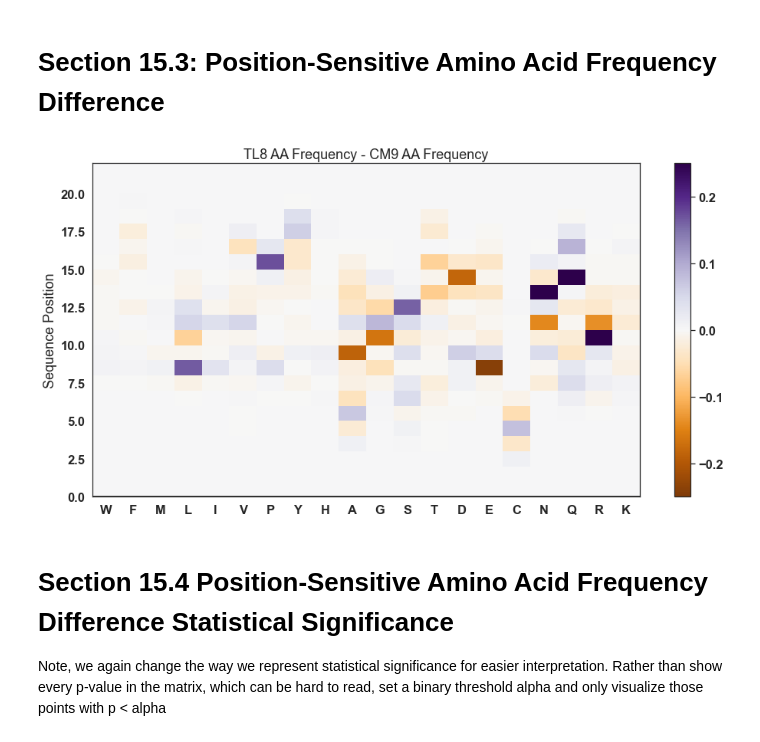
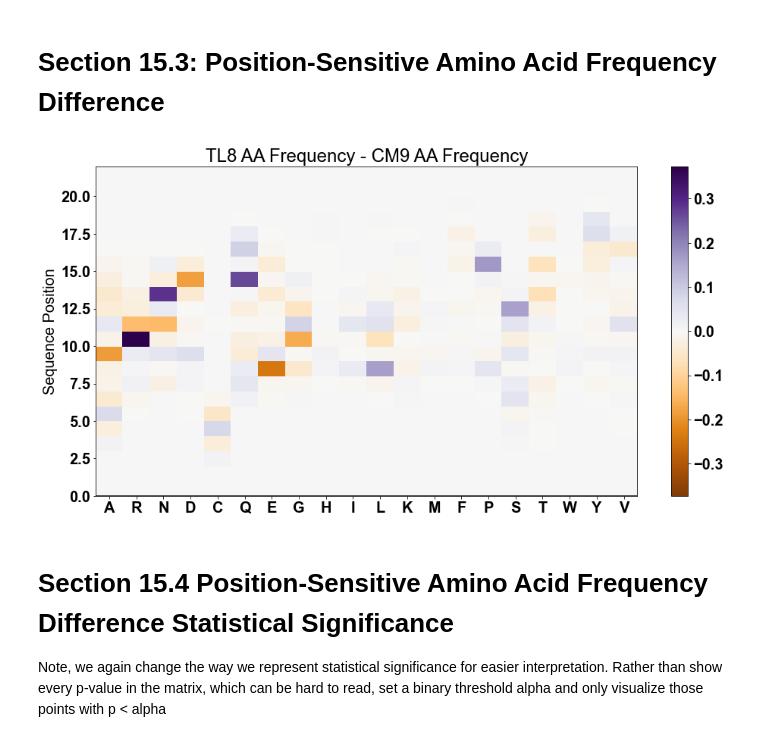
Before and after one commit to ctboughter/AIMS, a Jupyter notebook: AIMS_notebook.ipynb, the cells around one changed output. Cells and saved outputs as stored; diff of their text form; code cells hidden in the pictures.

```diff
--- a/AIMS_notebook.ipynb
+++ b/AIMS_notebook.ipynb
@@ -126,7 +126,7 @@ drop_duplicates = False
 
 # If running on a mac, set parallel process to True for a speedup in analysis
 # parallel processing has not yet been tested on other (non macOS) operating systems
-parallel_process = True
+parallel_process = False
 # %% [markdown]
 # In the Below Cell We Convert Our Sequences to an AIMS-Readable Format
 
@@ -221,7 +221,7 @@ Change the 'align' variable to one of these four. Pretty easy to visualize each
 # NEW: Alter the Amino Acid Ordering, If you So Choose
 This was actually a reviewer suggestion for the AIMS Methods Manuscript, but should be a general quality of life improvement for all users. The newest ordering somewhat makes more biophysical "sense"
 # %%
-custom_key = True
+custom_key = False
 if custom_key:
     #rev_suggest = 'WYFMLIVAPGCSTNQDEHRK'
     rev_altered = 'WFMLIVPYHAGSTDECNQRK'
@@ -1337,28 +1337,26 @@ pl.savefig(outputDir+'/AIMS_MIdiff_sig.pdf',format='pdf')
 # %%
 # Calculate the probabilities of seeing each amino acid at each position
 fig, ax = pl.subplots(1, 1,squeeze=False,figsize=(16,8))
 pl.title(str(label[0])+ ' AA Frequency - ' + str(label[1]) + ' AA Frequency')
 freqMax = np.max(freq1.values-freq2.values); freqMin = np.min(freq1.values-freq2.values)
 freqBound = max(abs(freqMax),abs(freqMin))
-
-freqBound = 0.25
 
 x=ax[0,0].pcolormesh(freq1-freq2,vmin=-freqBound,vmax=freqBound,cmap=cm.PuOr)
 AA_key=['A','R','N','D','C','Q','E','G','H','I','L','K','M','F','P','S','T','W','Y','V']
 pl.colorbar(x); pl.ylabel('Sequence Position')
 xax=pl.setp(ax,xticks=np.arange(20)+0.5,xticklabels=fin_key)
 
 place=0
 if type(mat_size) == int:
     pl.plot(np.arange(21),place*np.ones(21),'black')
 else:
     for i in mat_size:
         place += i
         pl.plot(np.arange(21),place*np.ones(21),'black')
 
 pl.savefig(outputDir+'/AIMS_freqDiff.pdf',format='pdf')
 # %% [output]
-[figure, old version]
+[figure, new version]
 # %% [markdown]
 # Section 15.4 Position-Sensitive Amino Acid Frequency Difference Statistical Significance
 
```
Also changed, not shown: parts of 17 cells of this notebook, 2 other files.
